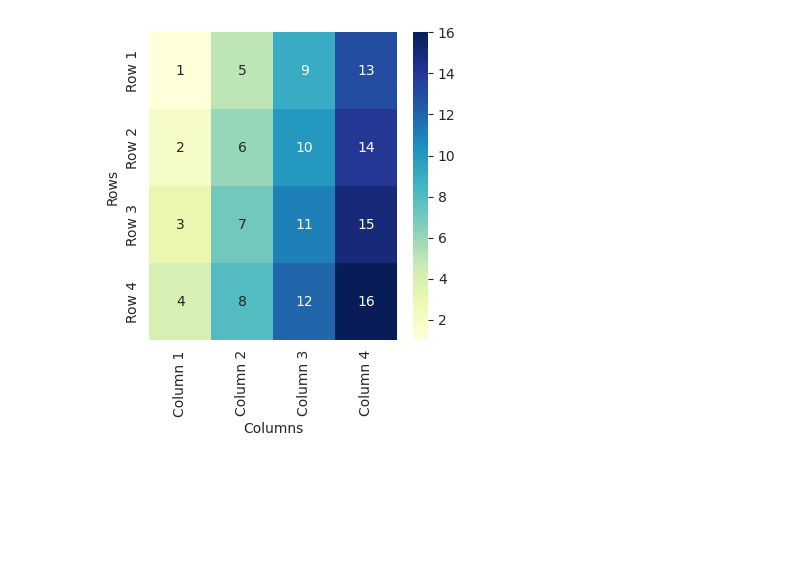
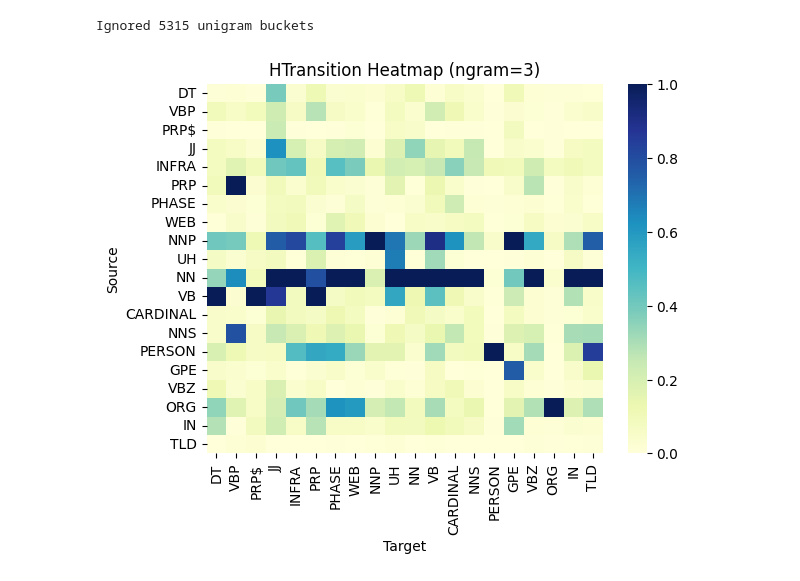
Before and after one commit to kickroot/cs2625_project, a Jupyter notebook: bucket_analysis/analysis.ipynb, the cells around one changed output. Drawn from its saved outputs; the diff is of its cells as text; code cells hidden in the pictures; blank space fills up the shorter version.

Commit message:
We have transition heatmaps

```diff
--- a/bucket_analysis/analysis.ipynb
+++ b/bucket_analysis/analysis.ipynb
@@ -310,6 +290,8 @@ with open('ngram_tag_counts.json', 'w') as f:
 # for {2-6}-gram buckets
 #
 import json
+import pandas as pd
+import numpy as np
 
 with open('ngram_tag_counts.json', 'r') as f:
     ngram_tag_counts = json.load(f)
@@ -326,60 +308,65 @@ with open('tagged_buckets.json', 'r') as f:
 def build_transition_counts(buckets) -> dict:
     transition_counts = {}
 
     ignored = 0
     for bucket in buckets:
         blen = len(bucket)
         counts_map = transition_counts.get(blen, {})
         if blen == 1:
             ignored = ignored +1
             continue # We can't operate on a unigram bucket name
         # Each bucket is a list(list(txt, tag)) , We only care about the tag and the following tag.
         src_tag = None
         for pair in bucket:
             tag = pair[1]
             if src_tag == None:
                 # This is our first time through, save the tag and continue
                 src_tag = tag
                 continue
             else:
                 # Mark the transition
                 key = f"{src_tag}/{tag}"
                 count = counts_map.get(key, 0)
                 count = count + 1
                 counts_map[key] = count
                 src_tag = tag
         transition_counts[blen] = counts_map
     print(f"Ignored {ignored} unigram buckets")
     return transition_counts
 
 counts = build_transition_counts(tagged_buckets)
+
+#
+# At this point the transition counts are far too many to show in a heat map.  Filter this with
+# the top tags. Filter our any transition that uses a tag not in the top list.  This is specific to the n-gram size.
+#
+frames = {}
+for ngram, tags in counts.items():
+    top_tags = set(k for k,_ in ngram_tag_counts[str(ngram)])
+    size = min(20, len(top_tags))
+    df = pd.DataFrame(np.zeros((size, size)), columns=list(top_tags), index=list(top_tags))
+    for tag_pair in tags.items():
+        (tag1, tag2) = tag_pair[0].split("/")
+        if set(tag_pair[0].split("/")).issubset(top_tags):
+            df.at[tag1, tag2] = tag_pair[1]
+    # print(df)
+    frames[ngram] = df
+
+import seaborn as sns
+import matplotlib.pyplot as plt
+
+for ngram in range(2,7):
+    df = frames[ngram]
+    normalized_df = (df - df.min()) / (df.max() - df.min())
+    sns.heatmap(normalized_df, annot=False, cmap="YlGnBu")
+
+    # Add labels and title
+    plt.title(f"Transition Heatmap (ngram={ngram})")
+    plt.xlabel("Target")
+    plt.ylabel("Source")
+
+    # Show the heatmap
+    plt.show()
+# %% [output]
+Ignored 5315 unigram buckets
+[figure, added]
-# %%
-import pandas as pd
-
-# Creating a 4x4 matrix
-data = {
-    'Column 1': [1, 2, 3, 4],
-    'Column 2': [5, 6, 7, 8],
-    'Column 3': [9, 10, 11, 12],
-    'Column 4': [13, 14, 15, 16]
-}
-df = pd.DataFrame(data)
-
-# Naming the row and column indexes
-df.index = ['Row 1', 'Row 2', 'Row 3', 'Row 4']
-df.index.name = 'Rows'
-df.columns.name = 'Columns'
-
-df
-
-import seaborn as sns
-import matplotlib.pyplot as plt
-
-# Create the heatmap
-plt.figure(figsize=(4, 4))  # Adjust size if needed
-sns.heatmap(df, annot=True, cmap="YlGnBu", cbar=True)
-
-# Display the heatmap
-plt.show()
-# %% [output]
-[figure, removed]
```
Also changed, not shown: parts of 4 cells of this notebook.
